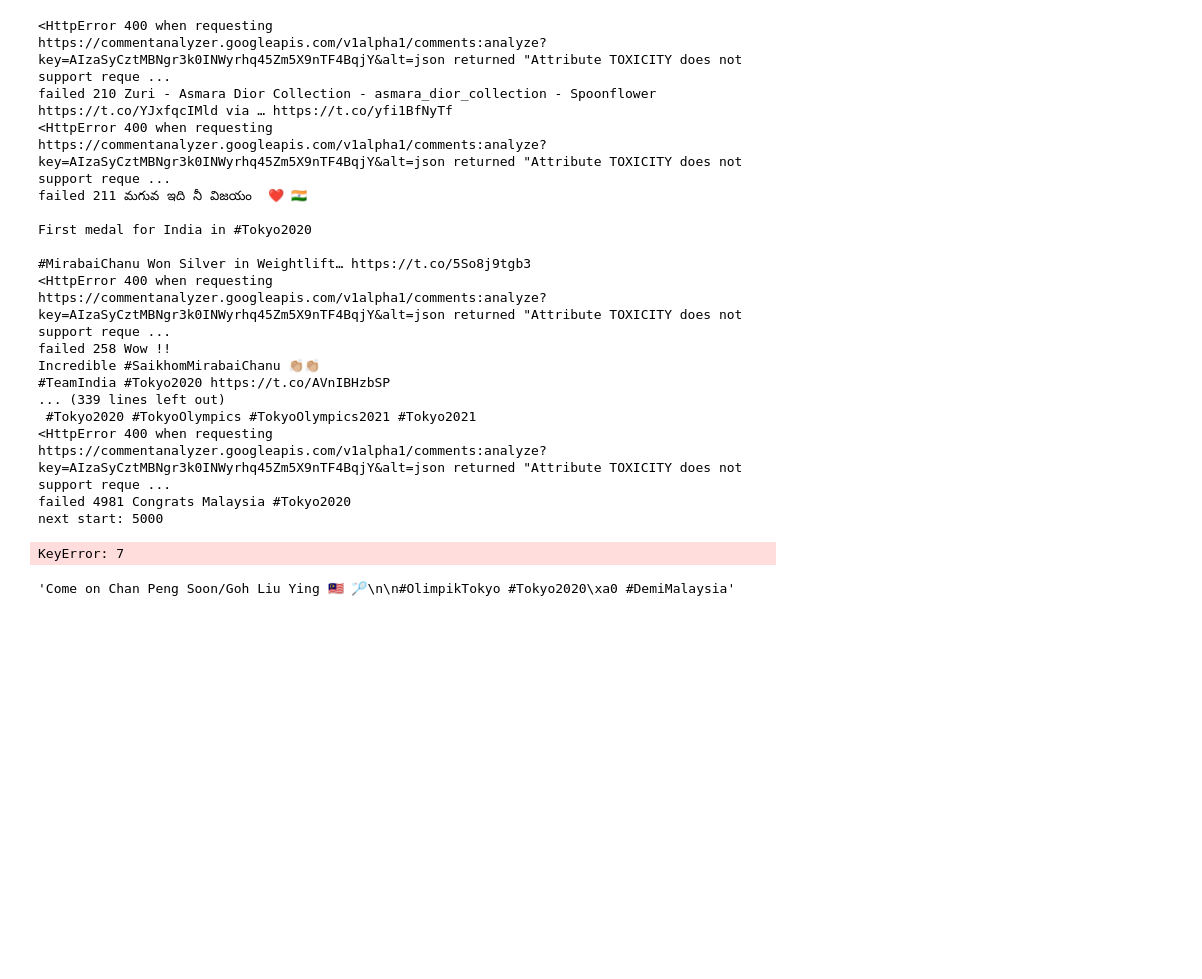
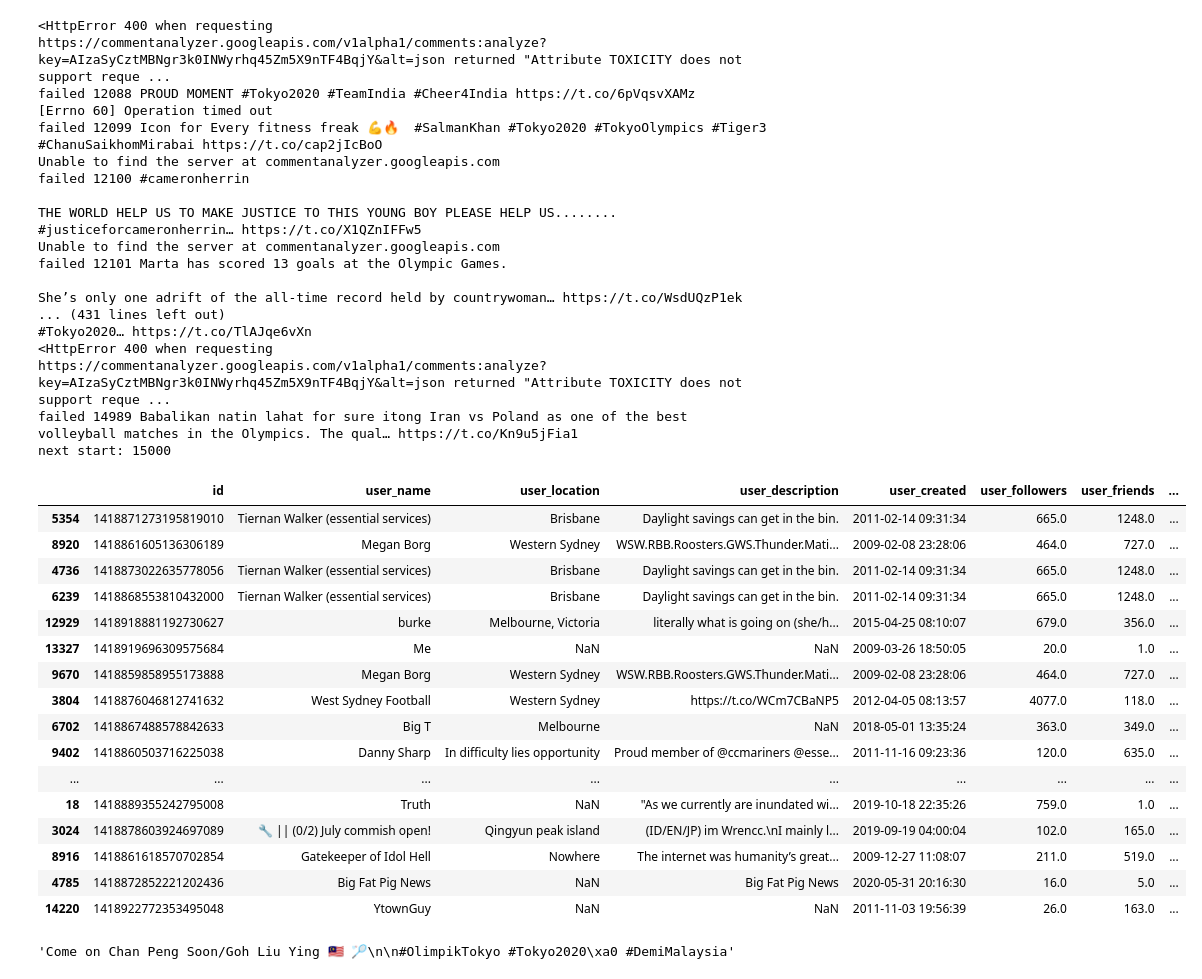
Before and after one commit to Jordan-Rodrigues/CSS-6471, a Jupyter notebook: code/eda.ipynb, the cells around one changed output. Drawn from its saved outputs; the diff is of its cells as text; code cells hidden in the pictures; blank space fills up the shorter version.

```diff
--- a/code/eda.ipynb
+++ b/code/eda.ipynb
@@ -13,32 +13,48 @@ merged = utils.get_merged(PATH + file_1, PATH + file_2, exists=True)
 eng_merge = utils.get_english(merged, exists=True)
 # %%
 importlib.reload(utils)
-new_idx = utils.get_toxicity('../data/toxicity.csv', 200, 5000)
+new_idx = utils.get_toxicity('../data/toxicity.csv', 15000, 40000)
 print('next start:', new_idx)
 # %% [output]
 <HttpError 400 when requesting https://commentanalyzer.googleapis.com/v1alpha1/comments:analyze?key=AIzaSyCztMBNgr3k0INWyrhq45Zm5X9nTF4BqjY&alt=json returned "Attribute TOXICITY does not support reque ...
-failed 210 Zuri - Asmara Dior Collection - asmara_dior_collection - Spoonflower https://t.co/YJxfqcIMld via … https://t.co/yfi1BfNyTf
+failed 12088 PROUD MOMENT #Tokyo2020 #TeamIndia #Cheer4India https://t.co/6pVqsvXAMz
+[Errno 60] Operation timed out
+failed 12099 Icon for Every fitness freak 💪🔥  #SalmanKhan #Tokyo2020 #TokyoOlympics #Tiger3 #ChanuSaikhomMirabai https://t.co/cap2jIcBoO
+Unable to find the server at commentanalyzer.googleapis.com
+failed 12100 #cameronherrin
+
+THE WORLD HELP US TO MAKE JUSTICE TO THIS YOUNG BOY PLEASE HELP US........ #justiceforcameronherrin… https://t.co/X1QZnIFFw5
+Unable to find the server at commentanalyzer.googleapis.com
+failed 12101 Marta has scored 13 goals at the Olympic Games.
+
+She’s only one adrift of the all-time record held by countrywoman… https://t.co/WsdUQzP1ek
+... (431 lines left out)
+#Tokyo2020… https://t.co/TlAJqe6vXn
 <HttpError 400 when requesting https://commentanalyzer.googleapis.com/v1alpha1/comments:analyze?key=AIzaSyCztMBNgr3k0INWyrhq45Zm5X9nTF4BqjY&alt=json returned "Attribute TOXICITY does not support reque ...
-failed 211 మగువ ఇది నీ విజయం  ❤️ 🇮🇳
-
-First medal for India in #Tokyo2020
-
-#MirabaiChanu Won Silver in Weightlift… https://t.co/5So8j9tgb3
-<HttpError 400 when requesting https://commentanalyzer.googleapis.com/v1alpha1/comments:analyze?key=AIzaSyCztMBNgr3k0INWyrhq45Zm5X9nTF4BqjY&alt=json returned "Attribute TOXICITY does not support reque ...
-failed 258 Wow !!
-Incredible #SaikhomMirabaiChanu 👏🏼👏🏼
-#TeamIndia #Tokyo2020 https://t.co/AVnIBHzbSP
-... (339 lines left out)
- #Tokyo2020 #TokyoOlympics #TokyoOlympics2021 #Tokyo2021
-<HttpError 400 when requesting https://commentanalyzer.googleapis.com/v1alpha1/comments:analyze?key=AIzaSyCztMBNgr3k0INWyrhq45Zm5X9nTF4BqjY&alt=json returned "Attribute TOXICITY does not support reque ...
-failed 4981 Congrats Malaysia #Tokyo2020
-next start: 5000
+failed 14989 Babalikan natin lahat for sure itong Iran vs Poland as one of the best volleyball matches in the Olympics. The qual… https://t.co/Kn9u5jFia1
+next start: 15000
 # %%
 df = pd.read_csv('../data/toxicity.csv')
 # %%
-df.sort_values(by='toxicity', ascending=False).head(30)['text'
+df.sort_values(by='toxicity', ascending=False).head(30)
 # %% [output]
-KeyError: 7
+|  | id | user_name | user_location | user_description | user_created | user_followers | user_friends | ... |
+| 5354 | 1418871273195819010 | Tiernan Walker (essential services) | Brisbane | Daylight savings can get in the bin. | 2011-02-14 09:31:34 | 665.0 | 1248.0 | ... |
+| 8920 | 1418861605136306189 | Megan Borg | Western Sydney | WSW.RBB.Roosters.GWS.Thunder.Mati... | 2009-02-08 23:28:06 | 464.0 | 727.0 | ... |
+| 4736 | 1418873022635778056 | Tiernan Walker (essential services) | Brisbane | Daylight savings can get in the bin. | 2011-02-14 09:31:34 | 665.0 | 1248.0 | ... |
+| 6239 | 1418868553810432000 | Tiernan Walker (essential services) | Brisbane | Daylight savings can get in the bin. | 2011-02-14 09:31:34 | 665.0 | 1248.0 | ... |
+| 12929 | 1418918881192730627 | burke | Melbourne, Victoria | literally what is going on (she/h... | 2015-04-25 08:10:07 | 679.0 | 356.0 | ... |
+| 13327 | 1418919696309575684 | Me | NaN | NaN | 2009-03-26 18:50:05 | 20.0 | 1.0 | ... |
+| 9670 | 1418859858955173888 | Megan Borg | Western Sydney | WSW.RBB.Roosters.GWS.Thunder.Mati... | 2009-02-08 23:28:06 | 464.0 | 727.0 | ... |
+| 3804 | 1418876046812741632 | West Sydney Football | Western Sydney | https://t.co/WCm7CBaNP5 | 2012-04-05 08:13:57 | 4077.0 | 118.0 | ... |
+| 6702 | 1418867488578842633 | Big T | Melbourne | NaN | 2018-05-01 13:35:24 | 363.0 | 349.0 | ... |
+| 9402 | 1418860503716225038 | Danny Sharp | In difficulty lies opportunity | Proud member of @ccmariners @esse... | 2011-11-16 09:23:36 | 120.0 | 635.0 | ... |
+| ... | ... | ... | ... | ... | ... | ... | ... | ... |
+| 18 | 1418889355242795008 | Truth | NaN | "As we currently are inundated wi... | 2019-10-18 22:35:26 | 759.0 | 1.0 | ... |
+| 3024 | 1418878603924697089 | 🔧 || (0/2) July commish open! | Qingyun peak island | (ID/EN/JP) im Wrencc.\nI mainly l... | 2019-09-19 04:00:04 | 102.0 | 165.0 | ... |
+| 8916 | 1418861618570702854 | Gatekeeper of Idol Hell | Nowhere | The internet was humanity’s great... | 2009-12-27 11:08:07 | 211.0 | 519.0 | ... |
+| 4785 | 1418872852221202436 | Big Fat Pig News | NaN | Big Fat Pig News | 2020-05-31 20:16:30 | 16.0 | 5.0 | ... |
+| 14220 | 1418922772353495048 | YtownGuy | NaN | NaN | 2011-11-03 19:56:39 | 26.0 | 163.0 | ... |
 # %%
 # %% [output]
 'Come on Chan Peng Soon/Goh Liu Ying 🇲🇾 🏸\n\n#OlimpikTokyo #Tokyo2020\xa0 #DemiMalaysia'
```
Also changed, not shown: 1 other file.
